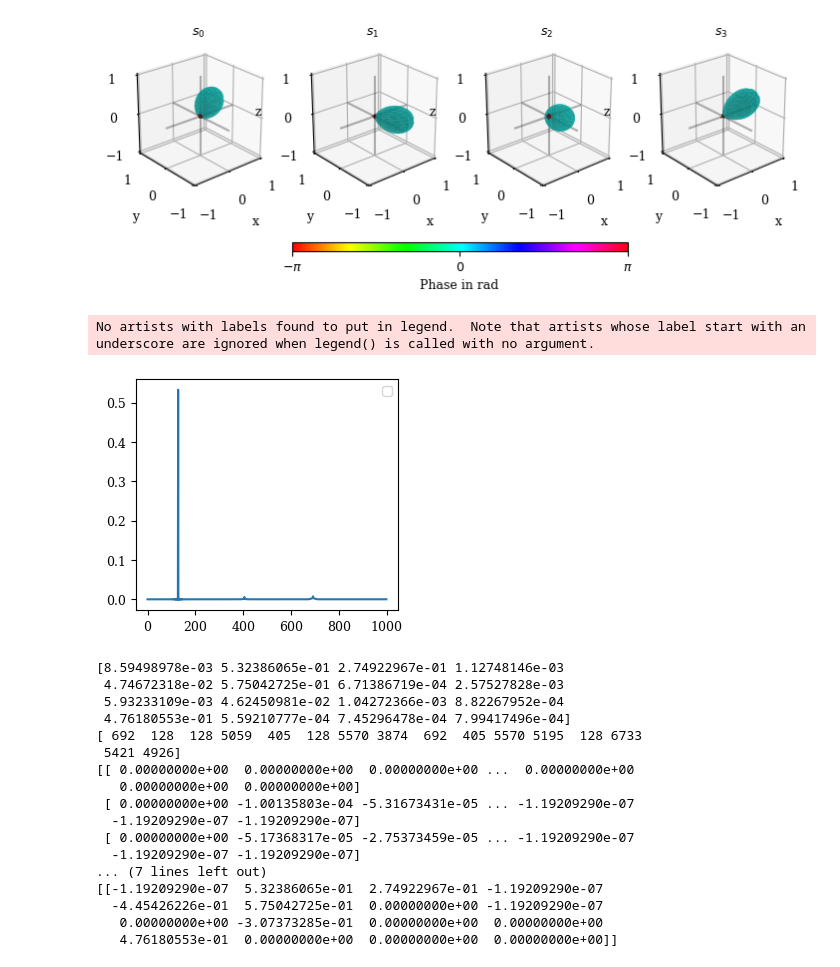
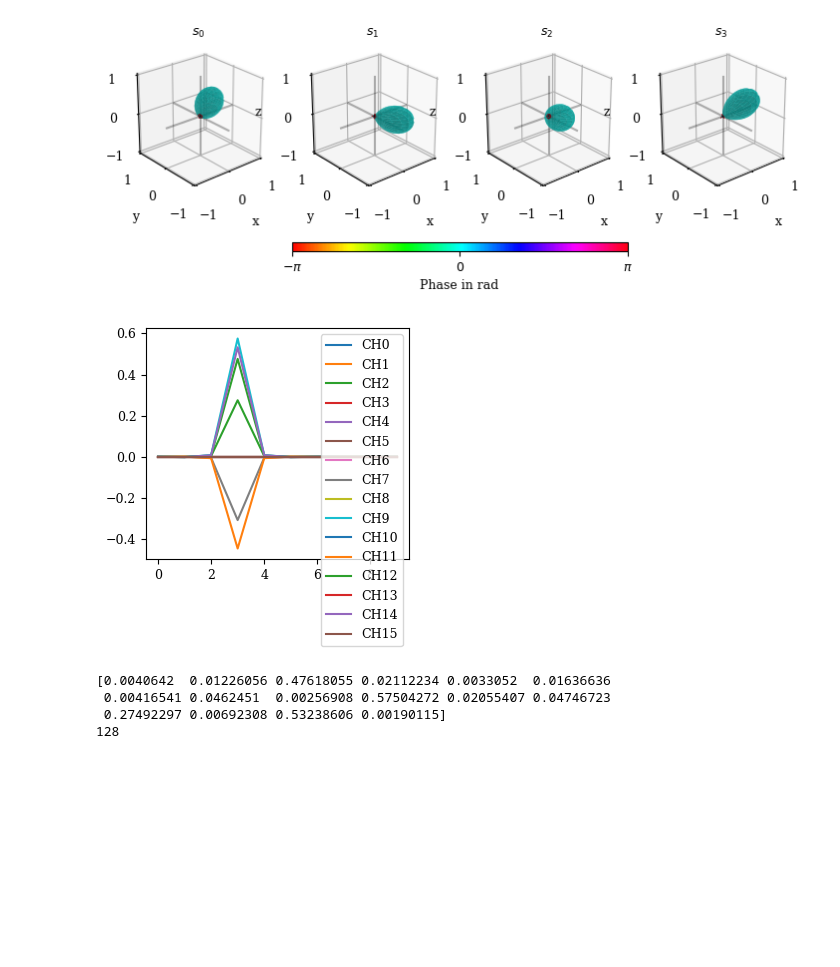
Before and after one commit to Floloffel/VAR-Project, a Jupyter notebook: Private_testing/Avijah/test_asn.ipynb, the cells around one changed output. Drawn from its saved outputs; the diff is of its cells as text; code cells hidden in the pictures; blank space fills up the shorter version.

```diff
--- a/Private testing / Avijah/test_asn.ipynb
+++ b/Private_testing/Avijah/test_asn.ipynb
@@ -68,42 +68,31 @@ in_sig = in_file.get_signals()
 # %%
 # - Additional content -
 # Plot of single Channels from the SRIR, code taken from Flo
 for idx, signal in enumerate(in_sig):
-    plt.plot(signal[0:1000], label=f"CH{idx}")
+    plt.plot(signal[125:135], label=f"CH{idx}")
 
 plt.legend()
 plt.show()
 
 # Extracting the sample with highest value of the SRIR
 max_sample = np.max(in_sig, axis= 1)
-ind_max_sample = np.argmax(in_sig, axis = 1)
+idx_max_sample = np.argmax(in_sig, axis = 1)
+values, counts = np.unique(idx_max_sample, return_counts = True)
+
+ind_max_sample = values[counts.argmax()]
 
 print(max_sample)
 print(ind_max_sample)
 
-in_nm = in_sig[:,ind_max_sample[1]:ind_max_sample[1]+1].transpose() # Maximum Value of Channel 2 used, only for testing purpose
-print(in_sig)
-print(in_nm)
+in_nm = in_sig[:,ind_max_sample:ind_max_sample+1].transpose() # Maximum Value of Channel 2 used, only for testing purpose
+#print(in_sig)
+#print(in_nm)
 # %% [output]
+[figure, new version]
-No artists with labels found to put in legend.  Note that artists whose label start with an underscore are ignored when legend() is called with no argument.
+[0.0040642  0.01226056 0.47618055 0.02112234 0.0033052  0.01636636
+ 0.00416541 0.0462451  0.00256908 0.57504272 0.02055407 0.04746723
+ 0.27492297 0.00692308 0.53238606 0.00190115]
+128
-[figure, old version]
-[8.59498978e-03 5.32386065e-01 2.74922967e-01 1.12748146e-03
- 4.74672318e-02 5.75042725e-01 6.71386719e-04 2.57527828e-03
- 5.93233109e-03 4.62450981e-02 1.04272366e-03 8.82267952e-04
- 4.76180553e-01 5.59210777e-04 7.45296478e-04 7.99417496e-04]
-[ 692  128  128 5059  405  128 5570 3874  692  405 5570 5195  128 6733
- 5421 4926]
-[[ 0.00000000e+00  0.00000000e+00  0.00000000e+00 ...  0.00000000e+00
-   0.00000000e+00  0.00000000e+00]
- [ 0.00000000e+00 -1.00135803e-04 -5.31673431e-05 ... -1.19209290e-07
-  -1.19209290e-07 -1.19209290e-07]
- [ 0.00000000e+00 -5.17368317e-05 -2.75373459e-05 ... -1.19209290e-07
-  -1.19209290e-07 -1.19209290e-07]
-... (7 lines left out)
-[[-1.19209290e-07  5.32386065e-01  2.74922967e-01 -1.19209290e-07
-  -4.45426226e-01  5.75042725e-01  0.00000000e+00 -1.19209290e-07
-   0.00000000e+00 -3.07373285e-01  0.00000000e+00  0.00000000e+00
-   4.76180553e-01  0.00000000e+00  0.00000000e+00  0.00000000e+00]]
 # %%
 # following code unchanged from Sector_AnalysisSyntehsis Example-Notebook
 fig = plt.figure()
```
Also changed, not shown: parts of 3 cells of this notebook, 2 other files.
